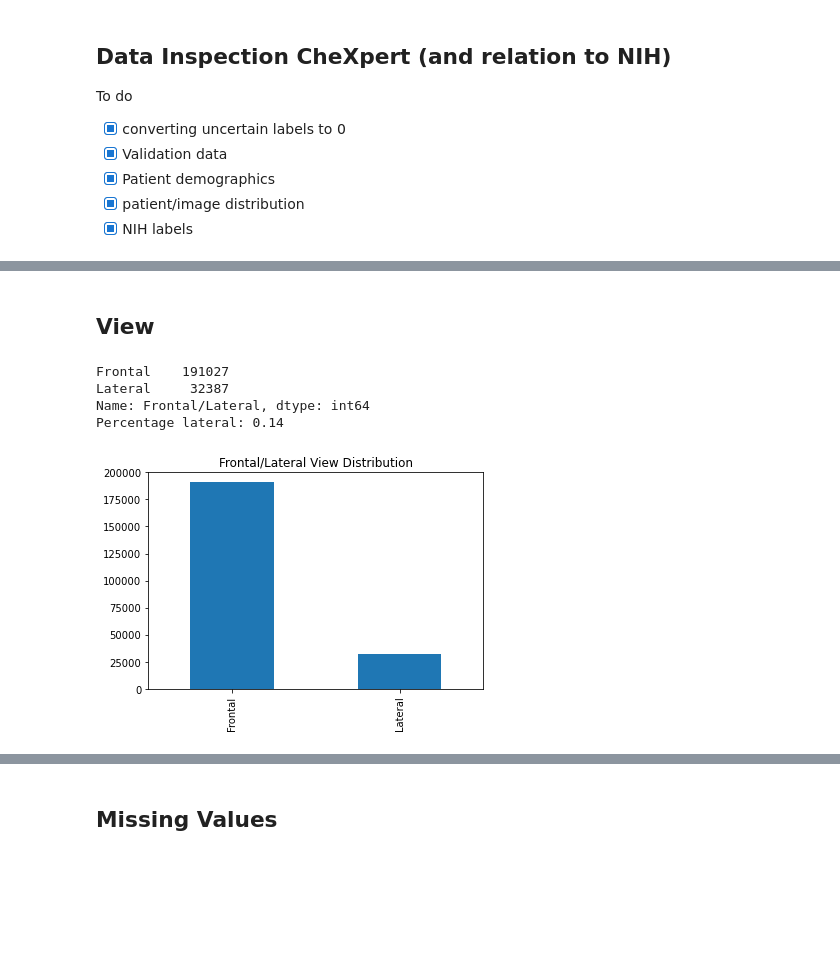
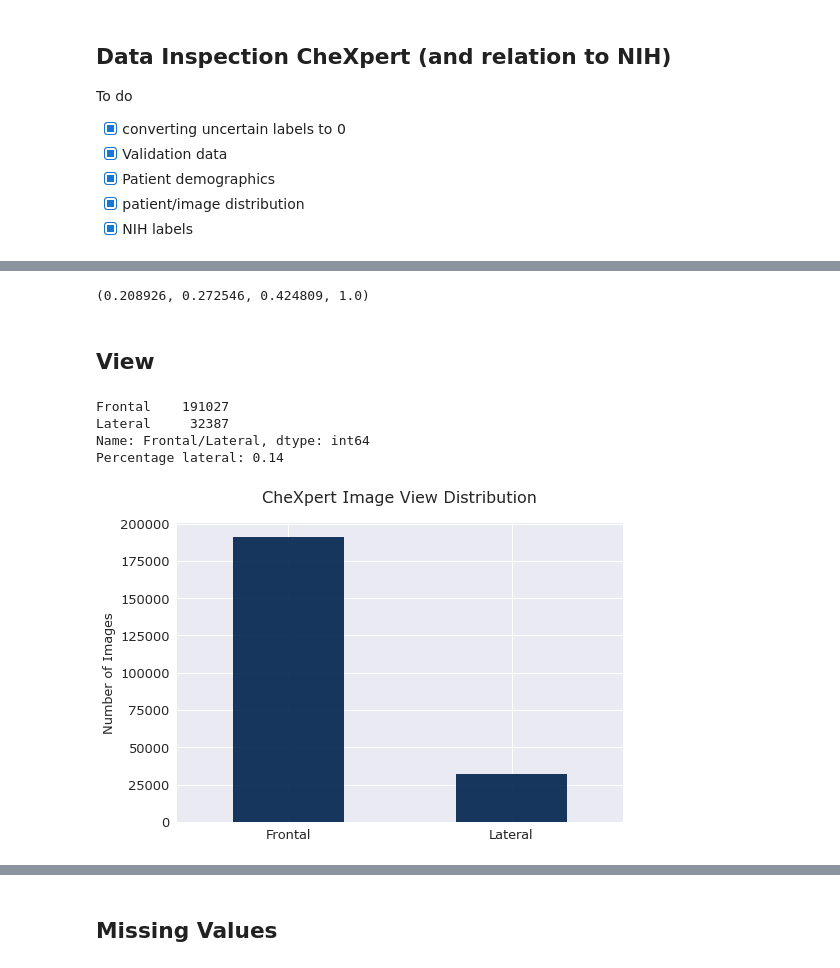
Before and after one commit to linev8k/cxr-fl-privacy, a Jupyter notebook: chexpert_data.ipynb, the cells around one changed output, grey strips where cells are left out. Drawn from its saved outputs; the diff is of its cells as text; code cells hidden in the pictures; blank space fills up the shorter version.

Commit message:
Visualize CheXpert data

```diff
--- a/chexpert_data.ipynb
+++ b/chexpert_data.ipynb
@@ -25,3 +25,14 @@ train_chex.head()
 | 2 | CheXpert-v1.0-small/train/patient... | Female | 83 | Frontal | AP | NaN | NaN | NaN | ... |
 | 3 | CheXpert-v1.0-small/train/patient... | Female | 83 | Lateral | NaN | NaN | NaN | NaN | ... |
 | 4 | CheXpert-v1.0-small/train/patient... | Male | 41 | Frontal | AP | NaN | NaN | NaN | ... |
+# %%
+plt.style.use('seaborn')
+plt.rcParams['font.family'] = 'sans-serif'
+plt.rcParams['font.sans-serif'] = ['Verdana']
+
+plt.rc('font', size=10) #controls default text size
+plt.rc('axes', titlesize=16) #fontsize of the title
+plt.rc('axes', labelsize=13) #fontsize of the x and y labels
+plt.rc('xtick', labelsize=13) #fontsize of the x tick labels
+plt.rc('ytick', labelsize=13) #fontsize of the y tick labels
+plt.rc('legend', fontsize=13) #fontsize of the legend
@@ -28,13 +41,22 @@ train_chex.head()
+# %%
+cmap(0.2)
+# %% [output]
+(0.208926, 0.272546, 0.424809, 1.0)
 # %% [markdown]
 ## View
 # %%
 f_l_counts = train_chex['Frontal/Lateral'].value_counts()
-f_l_counts.plot(kind='bar', title='Frontal/Lateral View Distribution')
+fig, ax = plt.subplots(facecolor='white')
+f_l_counts.plot(kind='bar', colormap='cividis', alpha=0.9)
+ax.set_ylabel('Number of Images')
+ax.tick_params(axis='x', labelrotation= 0)
+ax.set_title('CheXpert Image View Distribution', pad=20)
+# plt.savefig(img_path+'front_lat.png', dpi=300, facecolor='white', bbox_inches = 'tight')
 print(f_l_counts)
 print(f"Percentage lateral: {round(f_l_counts['Lateral']/sum(f_l_counts),2)}")
 # %% [output]
 Frontal    191027
 Lateral     32387
 Name: Frontal/Lateral, dtype: int64
 Percentage lateral: 0.14
-[figure, old version]
+[figure, new version]
```
Also changed, not shown: parts of 30 cells of this notebook.
